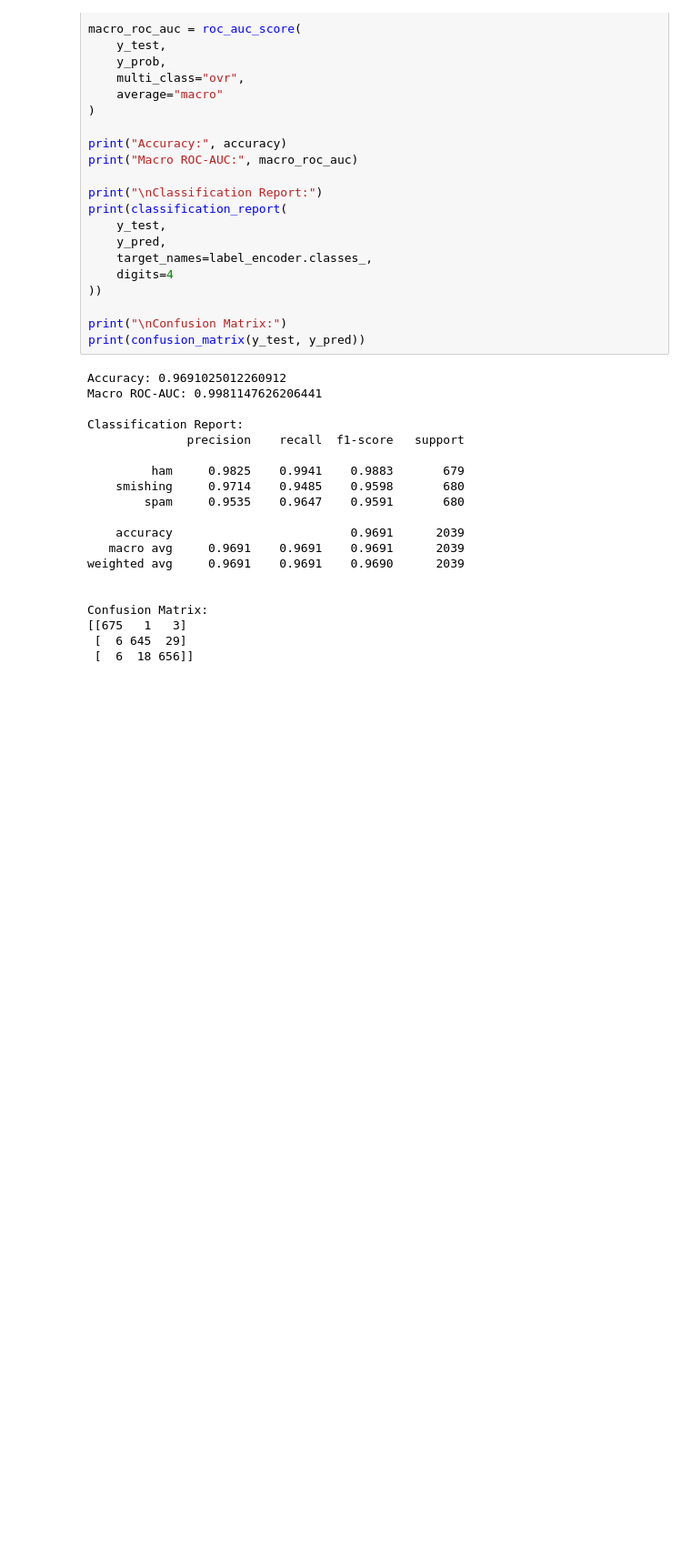
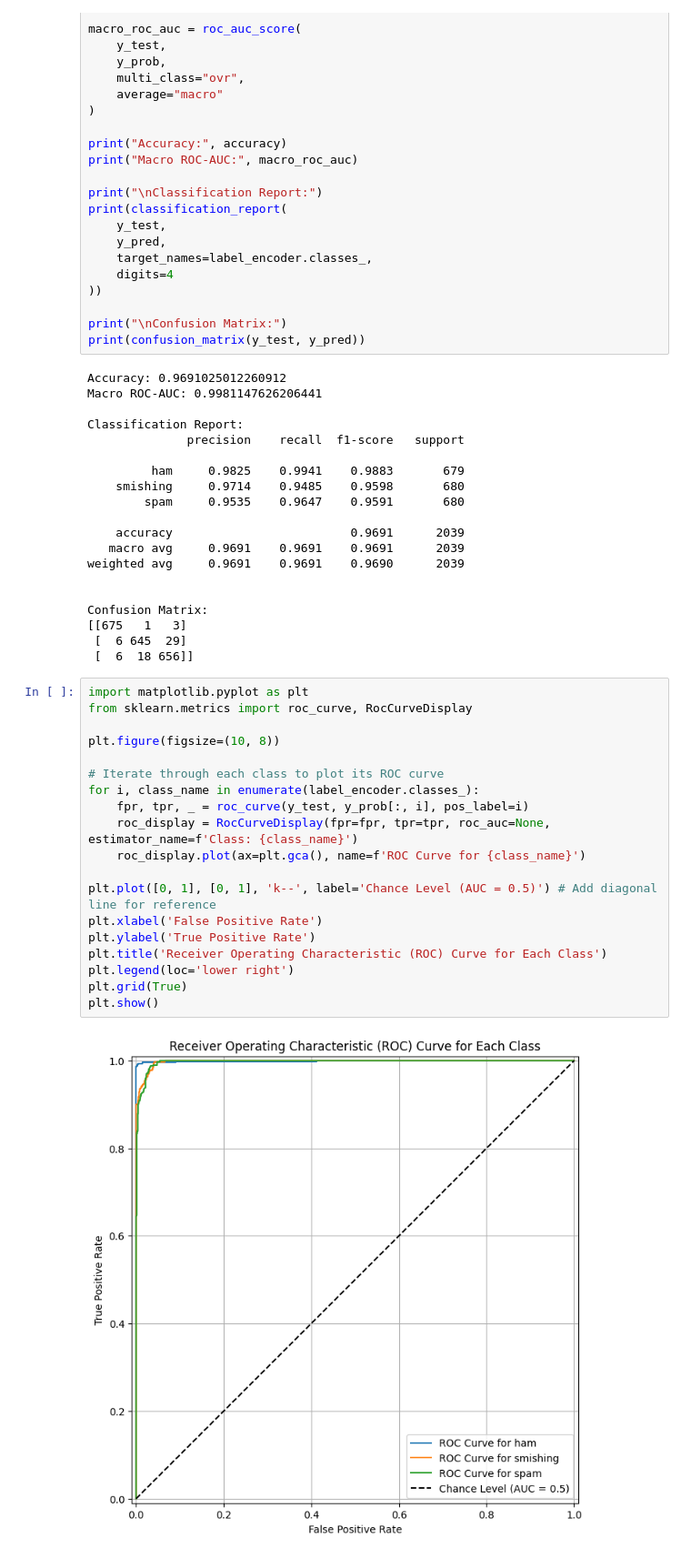
Before and after one commit to lazeicoder/Spam-and-smishing-detection-, a Jupyter notebook: MultinomialLogisticRegression.ipynb, the cells around one changed output. Shown at 91% size. Drawn from its saved outputs; the diff is of its cells as text; blank space fills up the shorter version.

```diff
--- a/MultinomialLogisticRegression.ipynb
+++ b/MultinomialLogisticRegression.ipynb
@@ -116,3 +116,24 @@ Confusion Matrix:
 [[675   1   3]
  [  6 645  29]
  [  6  18 656]]
+# %%
+import matplotlib.pyplot as plt
+from sklearn.metrics import roc_curve, RocCurveDisplay
+
+plt.figure(figsize=(10, 8))
+
+# Iterate through each class to plot its ROC curve
+for i, class_name in enumerate(label_encoder.classes_):
+    fpr, tpr, _ = roc_curve(y_test, y_prob[:, i], pos_label=i)
+    roc_display = RocCurveDisplay(fpr=fpr, tpr=tpr, roc_auc=None, estimator_name=f'Class: {class_name}')
+    roc_display.plot(ax=plt.gca(), name=f'ROC Curve for {class_name}')
+
+plt.plot([0, 1], [0, 1], 'k--', label='Chance Level (AUC = 0.5)') # Add diagonal line for reference
+plt.xlabel('False Positive Rate')
+plt.ylabel('True Positive Rate')
+plt.title('Receiver Operating Characteristic (ROC) Curve for Each Class')
+plt.legend(loc='lower right')
+plt.grid(True)
+plt.show()
+# %% [output]
+[figure, added]
```
